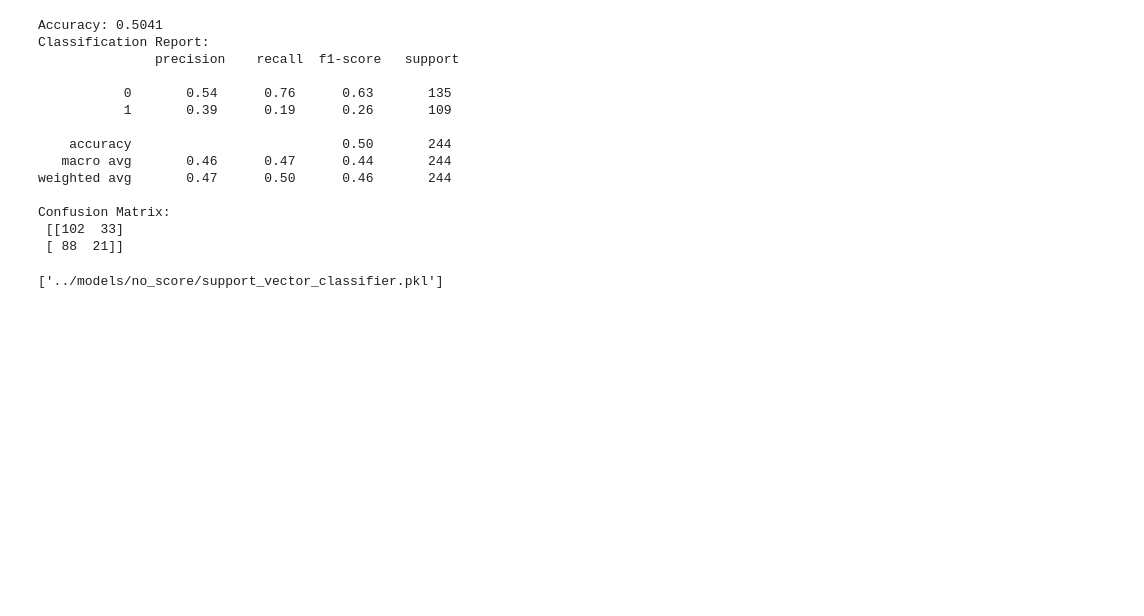
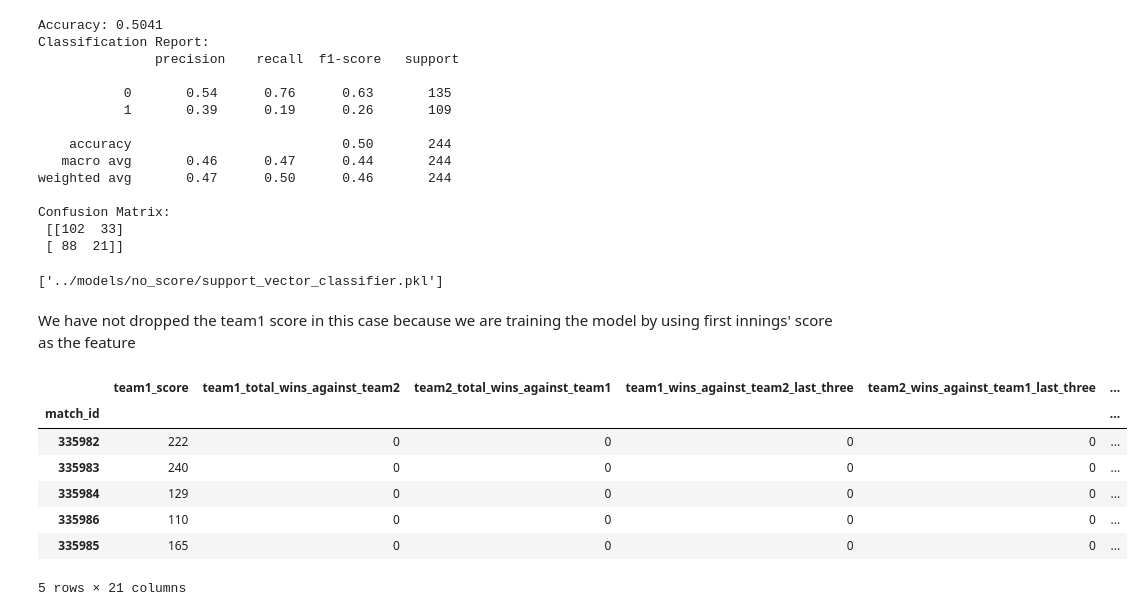
Before and after one commit to Karanveer-Tinna/ipl-cricket-prediction-model, a Jupyter notebook: notebooks/05_model_training.ipynb, the cells around one changed output. Drawn from its saved outputs; the diff is of its cells as text; code cells hidden in the pictures; blank space fills up the shorter version.

Commit message:
added with_score model

```diff
--- a/notebooks/05_model_training.ipynb
+++ b/notebooks/05_model_training.ipynb
@@ -117,3 +119,5 @@ dataset.head(5)
+# %%
+dataset_pre_drop = dataset.copy()
 # %% [markdown]
 Removing categorical features and teams' score before the model training
 # %%
@@ -357,3 +361,26 @@ Confusion Matrix:
  [[102  33]
  [ 88  21]]
 ['../models/no_score/support_vector_classifier.pkl']
+# %% [markdown]
+We have not dropped the team1 score in this case because we are training the model by using first innings' score as the feature
+# %%
+dataset = dataset_pre_drop.copy()
+
+dataset = dataset.drop(["date", "venue", "result", "toss_winner",
+                        "toss_decision", "team1", "team2",
+                        "team2_score",
+                        "team1_players",
+                        "team2_players", "winner"], axis=1)
+
+dataset = dataset.set_index("match_id")
+
+dataset.head(5)
+# %% [output]
+|  | team1_score | team1_total_wins_against_team2 | team2_total_wins_against_team1 | team1_wins_against_team2_last_three | team2_wins_against_team1_last_three | ... |
+| match_id |  |  |  |  |  | ... |
+| 335982 | 222 | 0 | 0 | 0 | 0 | ... |
+| 335983 | 240 | 0 | 0 | 0 | 0 | ... |
+| 335984 | 129 | 0 | 0 | 0 | 0 | ... |
+| 335986 | 110 | 0 | 0 | 0 | 0 | ... |
+| 335985 | 165 | 0 | 0 | 0 | 0 | ... |
+5 rows × 21 columns
```
Also changed, not shown: parts of 15 cells of this notebook, 7 other files.
